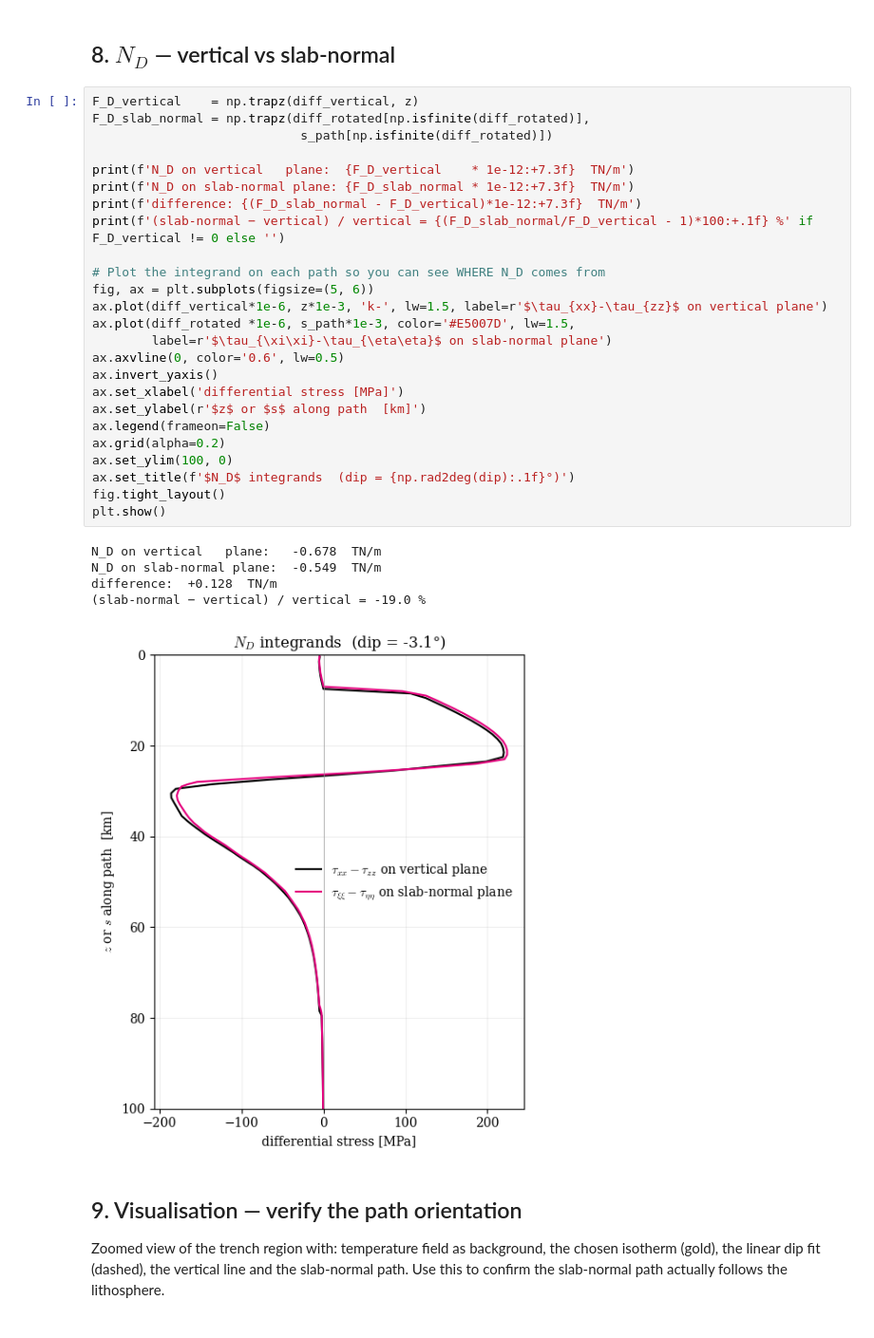
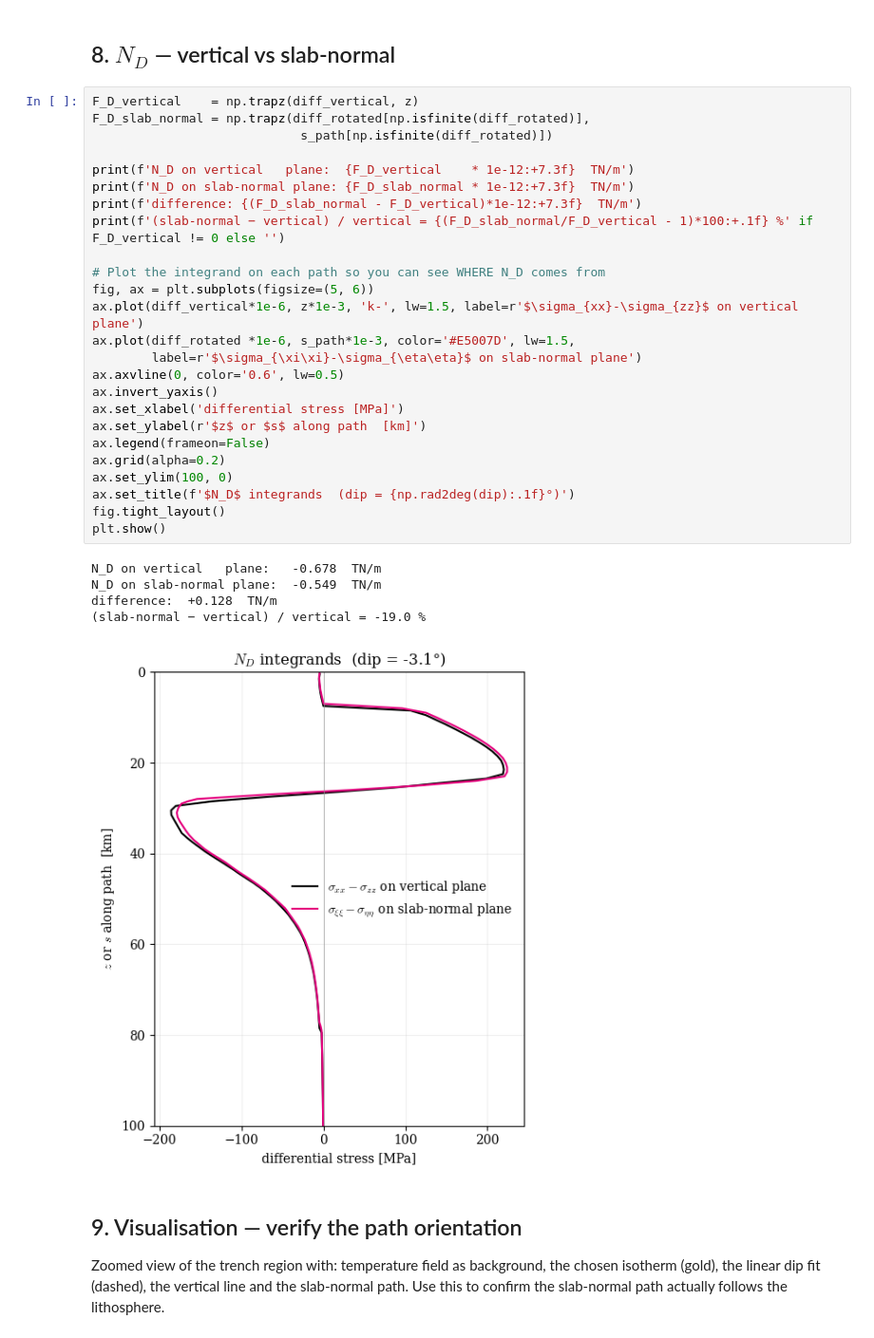
Before and after one commit to dansand/trench_pull_fluidity, a Jupyter notebook: notebooks/further_analysis/fluidity_slab_normal_FD.ipynb, the cells around one changed output. Shown at 95% size. Saved outputs shown, nothing was run; the diff lists cells and outputs as text.

```diff
--- a/notebooks/further_analysis/fluidity_slab_normal_FD.ipynb
+++ b/notebooks/further_analysis/fluidity_slab_normal_FD.ipynb
@@ -228,34 +228,34 @@ diff_vertical = txx[:, tindx] - tzz[:, tindx]   # along the vertical column
 # %%
 F_D_vertical    = np.trapz(diff_vertical, z)
 F_D_slab_normal = np.trapz(diff_rotated[np.isfinite(diff_rotated)],
                             s_path[np.isfinite(diff_rotated)])
 
 print(f'N_D on vertical   plane:  {F_D_vertical    * 1e-12:+7.3f}  TN/m')
 print(f'N_D on slab-normal plane: {F_D_slab_normal * 1e-12:+7.3f}  TN/m')
 print(f'difference: {(F_D_slab_normal - F_D_vertical)*1e-12:+7.3f}  TN/m')
 print(f'(slab-normal − vertical) / vertical = {(F_D_slab_normal/F_D_vertical - 1)*100:+.1f} %' if F_D_vertical != 0 else '')
 
 # Plot the integrand on each path so you can see WHERE N_D comes from
 fig, ax = plt.subplots(figsize=(5, 6))
-ax.plot(diff_vertical*1e-6, z*1e-3, 'k-', lw=1.5, label=r'$\tau_{xx}-\tau_{zz}$ on vertical plane')
+ax.plot(diff_vertical*1e-6, z*1e-3, 'k-', lw=1.5, label=r'$\sigma_{xx}-\sigma_{zz}$ on vertical plane')
 ax.plot(diff_rotated *1e-6, s_path*1e-3, color='#E5007D', lw=1.5,
-        label=r'$\tau_{\xi\xi}-\tau_{\eta\eta}$ on slab-normal plane')
+        label=r'$\sigma_{\xi\xi}-\sigma_{\eta\eta}$ on slab-normal plane')
 ax.axvline(0, color='0.6', lw=0.5)
 ax.invert_yaxis()
 ax.set_xlabel('differential stress [MPa]')
 ax.set_ylabel(r'$z$ or $s$ along path  [km]')
 ax.legend(frameon=False)
 ax.grid(alpha=0.2)
 ax.set_ylim(100, 0)
 ax.set_title(f'$N_D$ integrands  (dip = {np.rad2deg(dip):.1f}°)')
 fig.tight_layout()
 plt.show()
 # %% [output]
 N_D on vertical   plane:   -0.678  TN/m
 N_D on slab-normal plane:  -0.549  TN/m
 difference:  +0.128  TN/m
 (slab-normal − vertical) / vertical = -19.0 %
-[figure, old version]
+[figure, new version]
 # %% [markdown]
 ## 9. Visualisation — verify the path orientation
 
```
Also changed, not shown: parts of 6 cells of this notebook, 14 other files.
